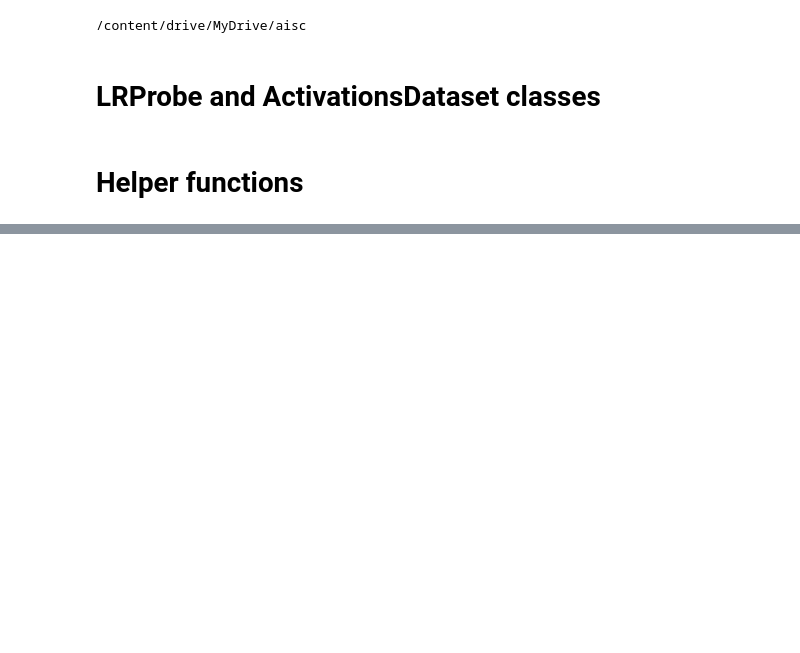
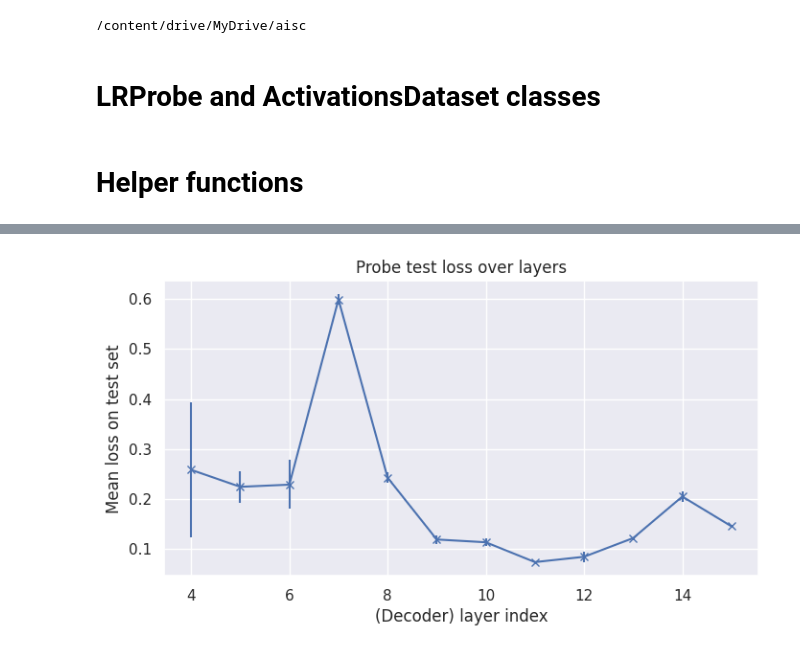
Before and after one commit to ayoakin/MIVLDE, a Jupyter notebook: subteams/LLMProbing/train_lr.ipynb, the cells around one changed output, grey strips where cells are left out. Drawn from its saved outputs; the diff is of its cells as text; code cells hidden in the pictures; blank space fills up the shorter version.

Commit message:
Update functionality in training notebook, and also include testing loop for separability testing

```diff
--- a/subteams/LLMProbing/train_lr.ipynb
+++ b/subteams/LLMProbing/train_lr.ipynb
@@ -60,16 +63,16 @@ class ActivationsDataset(Dataset):
 
   def __getitem__(self, idx):
     act_path = self.act_paths[idx]
-    # TODO: need to change from torch load to pickle
-    activation = torch.load(act_path)
+    with open(act_path, 'rb') as f:
+      activation = pickle.load(f)
     layer_name = self.get_layer_name(self.layer_idx)
     if 'encoder' in layer_name:
       act_data = activation['encoder'][layer_name]
     else:
       act_data = activation['decoder'][layer_name]
-    # TODO: will need to update the below functionality when the activations
-    #       script is changed to collect only activations for the final token
-    act_data = act_data[-1, :, :].flatten()
+    # TODO: need to update the below functionality to be neater (needs to work with activation generation script)
+    if act_data.shape[0] != 512: # TODO: need to update this for when we consider multiple beams
+      act_data = act_data[-1, :, :].flatten()
     act_label = torch.tensor(activation['feature_dict'][self.feature_label], dtype=torch.float)
     return act_data, act_label
 
@@ -95,7 +98,10 @@ def split_dataset(dataset, lengths=[0.8, 0.0, 0.2], seed=None):
   Default is to have no validation dataset (i.e. empty) and randomized splitting
   Seed can be set for deterministic splitting
   '''
-  generator = torch.Generator().manual_seed(seed)
+  if seed is not None:
+    generator = torch.Generator().manual_seed(seed)
+  else:
+    generator = torch.Generator()
   return random_split(dataset, lengths, generator)
 
 def get_d_in(dataset):
@@ -249,0 +417,8 @@ Saved state dictionary to /content/drive/MyDrive/aisc/probes/test_probe_trig_15.
+# %%
+target_feature = 'exponential_decay'
+lr = 0.001
+num_epochs = 1 # TODO: change back to a higher number once finished testing
+num_repeats = 2 # TODO: change back to a higher number once finished testing
+layers = [idx for idx in range(4, 16)]
+
+experiment_data = separability_testing(target_feature, lr, num_epochs, layers, num_repeats)
@@ -249,0 +507,7 @@ Saved state dictionary to /content/drive/MyDrive/aisc/probes/test_probe_trig_15.
+# %%
+experiment_summary = experiment_data.groupby("layer").agg(
+    accuracy_mean=("accuracy", "mean"),
+    accuracy_std=("accuracy", "std"),
+    loss_mean=("loss", "mean"),
+    loss_std=("loss", "std")
+).reset_index()
@@ -249,0 +530,7 @@ Saved state dictionary to /content/drive/MyDrive/aisc/probes/test_probe_trig_15.
+# %%
+fig, ax = plt.subplots(figsize=(8,4))
+ax.errorbar(layers, experiment_summary['loss_mean'], yerr=experiment_summary['loss_std'], marker='x')
+ax.set(title='Probe test loss over layers', xlabel='(Decoder) layer index', ylabel='Mean loss on test set')
+plt.show()
+# %% [output]
+[figure, added]
```
Also changed, not shown: parts of 17 cells of this notebook.
